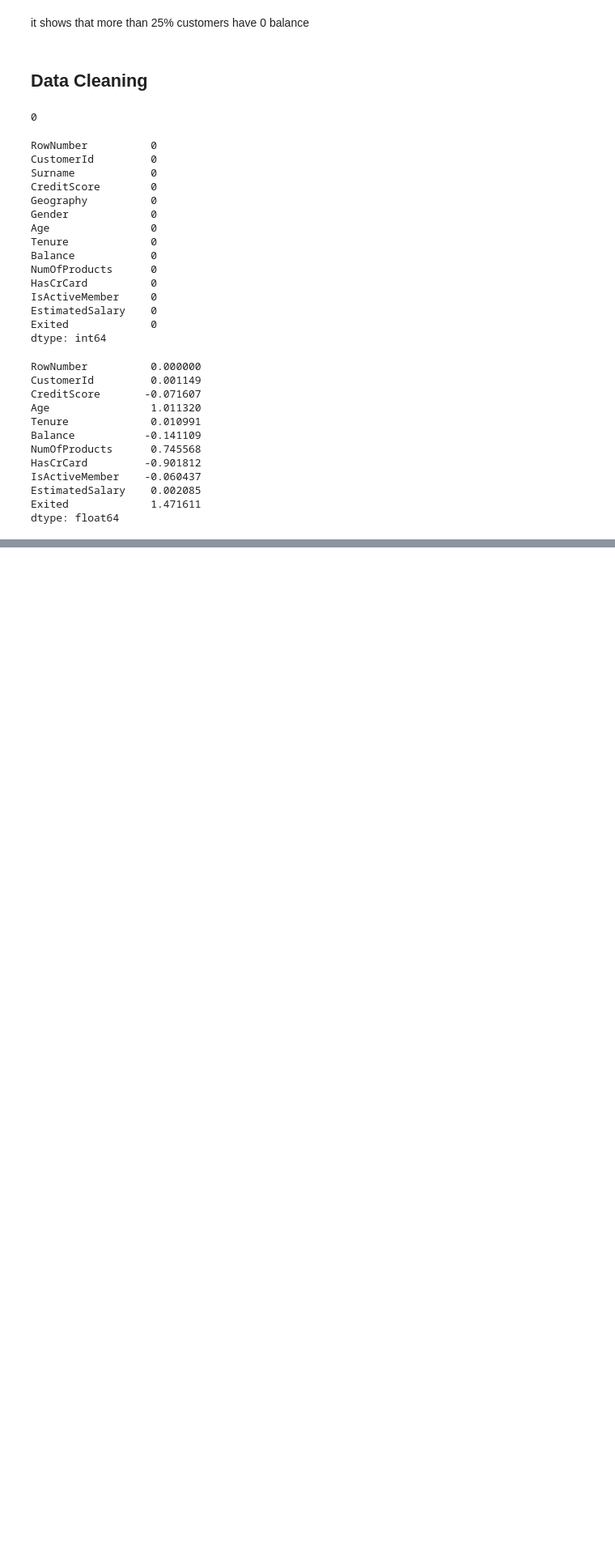
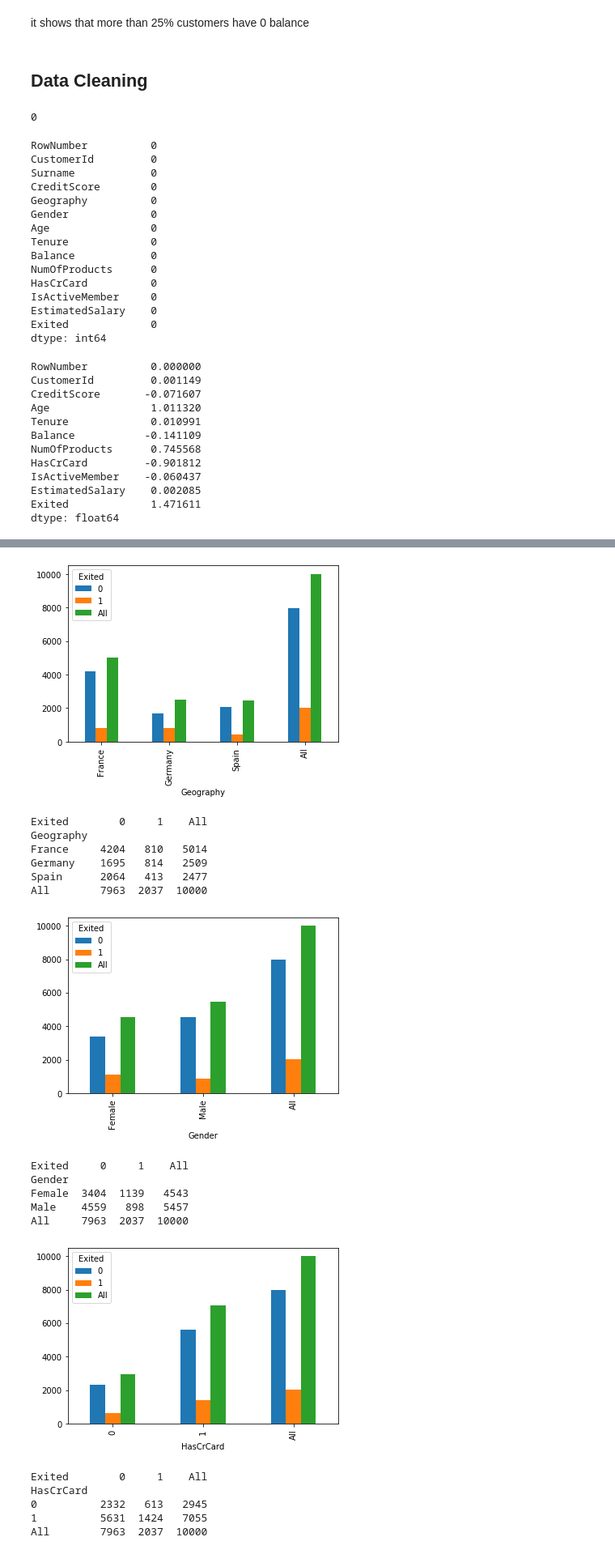
Before and after one commit to Rahulsusith/Machine-Learning-Training-Xebia, a Jupyter notebook: Bank Chun Analysis.ipynb, the cells around one changed output, grey strips where cells are left out. Shown at 81% size. Drawn from its saved outputs; the diff is of its cells as text; code cells hidden in the pictures; blank space fills up the shorter version.

```diff
--- a/Bank Chun Analysis.ipynb
+++ b/Bank Chun Analysis.ipynb
@@ -140,0 +219,27 @@ dtype: float64
+# %%
+#catagorical v/s catagorical
+for i in cat:
+    output=pd.crosstab(df[i],df['Exited'],margins=True)
+    output.plot(kind='bar')
+    plt.show()
+    print(output)
+# %% [output]
+[figure, added]
+Exited        0     1    All
+Geography
+France     4204   810   5014
+Germany    1695   814   2509
+Spain      2064   413   2477
+All        7963  2037  10000
+[figure, added]
+Exited     0     1    All
+Gender
+Female  3404  1139   4543
+Male    4559   898   5457
+All     7963  2037  10000
+[figure, added]
+Exited        0     1    All
+HasCrCard
+0          2332   613   2945
+1          5631  1424   7055
+All        7963  2037  10000
```
Also changed, not shown: parts of 14 cells of this notebook.
